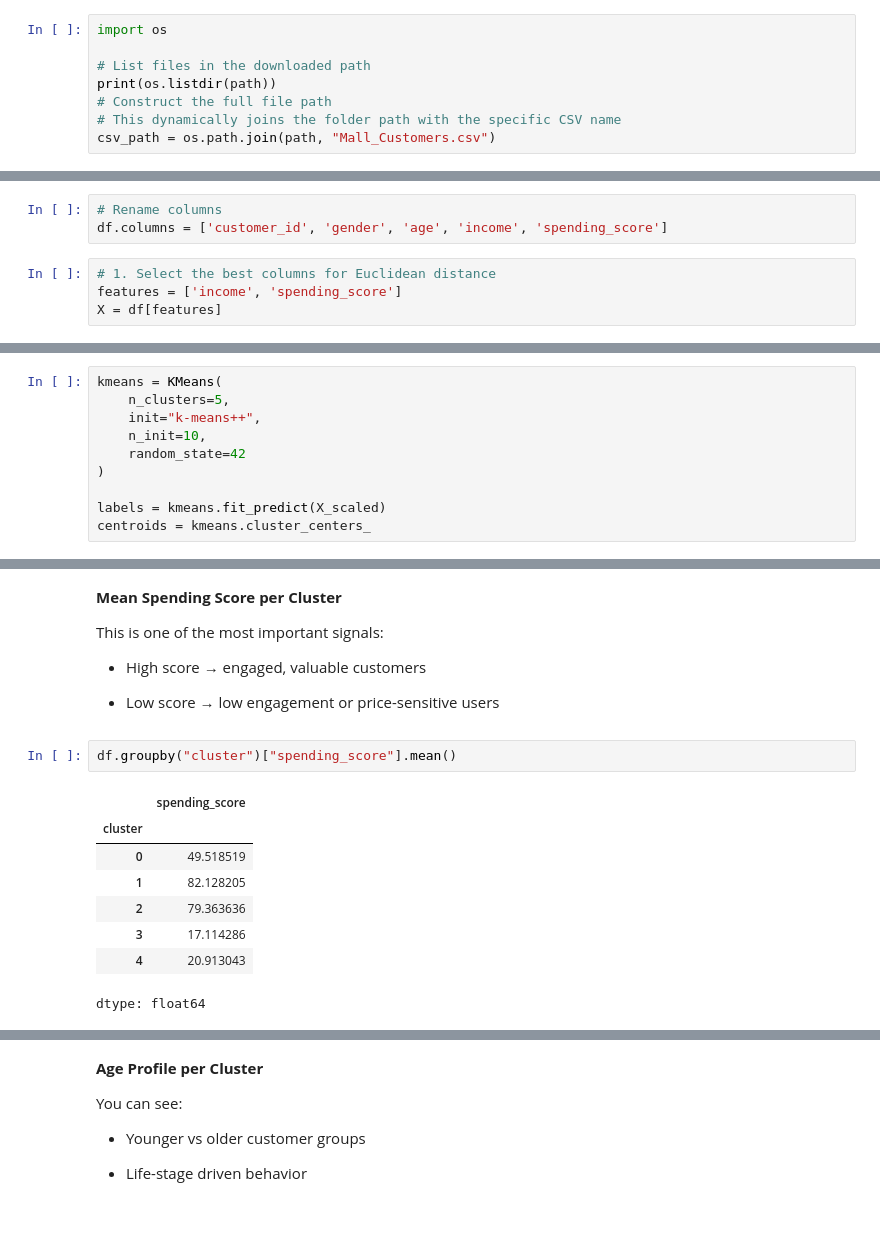
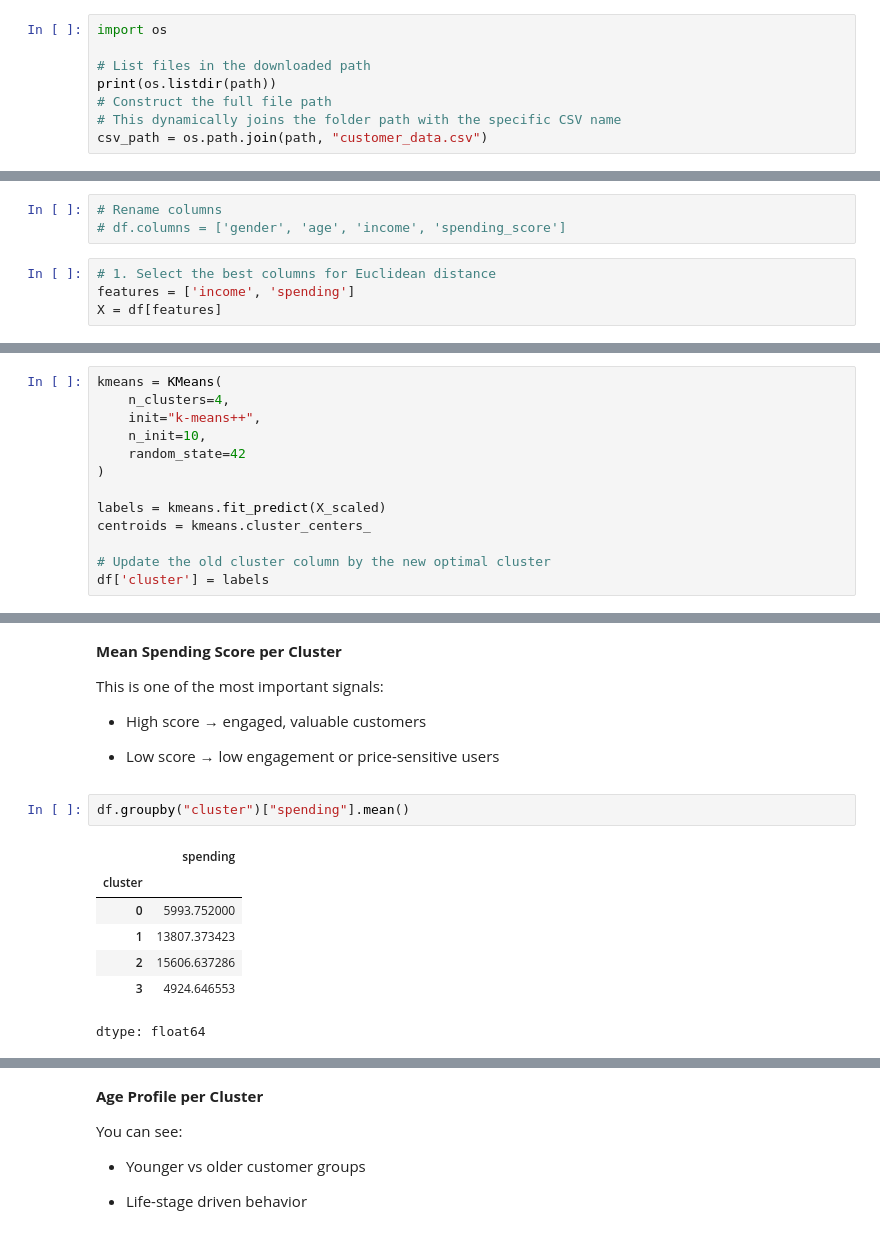
Before and after one commit to epythonlab2/AI_4_health, a Jupyter notebook: module_2_unsupervised_machine_learning.ipynb, the cells around one changed output, grey strips where cells are left out. Saved outputs shown, nothing was run; the diff lists cells and outputs as text.

```diff
--- a/module_2_unsupervised_machine_learning.ipynb
+++ b/module_2_unsupervised_machine_learning.ipynb
@@ -512,5 +502,5 @@ import os
 print(os.listdir(path))
 # Construct the full file path
 # This dynamically joins the folder path with the specific CSV name
-csv_path = os.path.join(path, "Mall_Customers.csv")
+csv_path = os.path.join(path, "customer_data.csv")
 # %% [output]
@@ -536,9 +526,9 @@ df.shape
 # %%
 # Rename columns
-df.columns = ['customer_id', 'gender', 'age', 'income', 'spending_score']
+# df.columns = ['gender', 'age', 'income', 'spending_score']
 # %%
 # 1. Select the best columns for Euclidean distance
-features = ['income', 'spending_score']
+features = ['income', 'spending']
 X = df[features]
 # %%
 from sklearn.preprocessing import StandardScaler
@@ -795,6 +785,6 @@ Choosing K is a **decision**, not a formula.
 # %%
 kmeans = KMeans(
-    n_clusters=5,
+    n_clusters=4,
     init="k-means++",
     n_init=10,
     random_state=42
@@ -802,6 +792,9 @@ kmeans = KMeans(
 
 labels = kmeans.fit_predict(X_scaled)
 centroids = kmeans.cluster_centers_
+
+# Update the old cluster column by the new optimal cluster
+df['cluster'] = labels
 # %%
 centroids
 # %% [output]
@@ -965,15 +958,14 @@ This is one of the most important signals:
 
 - Low score → low engagement or price-sensitive users
 # %%
-df.groupby("cluster")["spending_score"].mean()
+df.groupby("cluster")["spending"].mean()
 # %% [output]
-|  | spending_score |
+|  | spending |
 | cluster |  |
-| 0 | 49.518519 |
-| 1 | 82.128205 |
-| 2 | 79.363636 |
-| 3 | 17.114286 |
-| 4 | 20.913043 |
+| 0 | 5993.752000 |
+| 1 | 13807.373423 |
+| 2 | 15606.637286 |
+| 3 | 4924.646553 |
 dtype: float64
 # %% [markdown]
 **Interpretation:**
```
Also changed, not shown: parts of 32 cells of this notebook.
